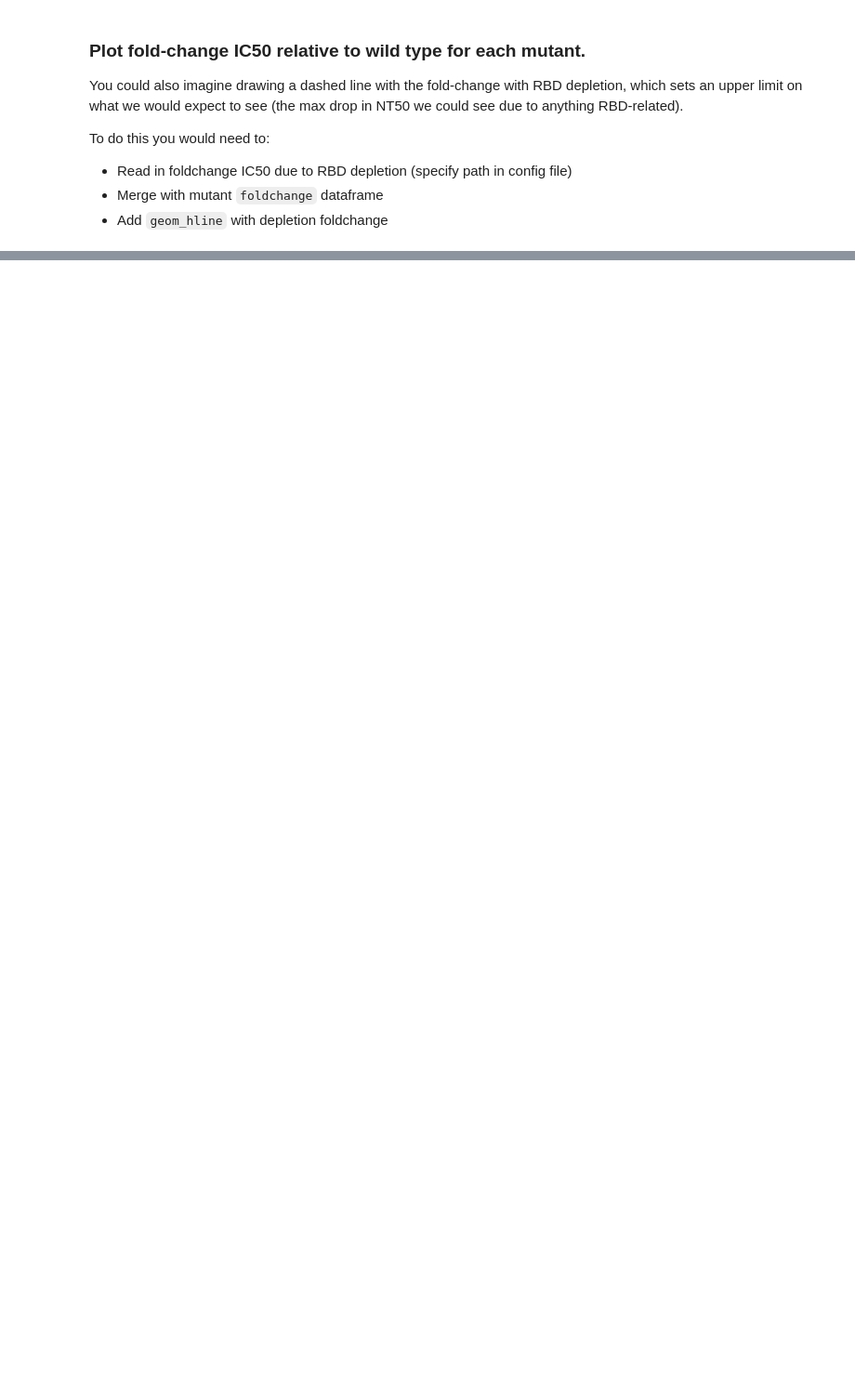
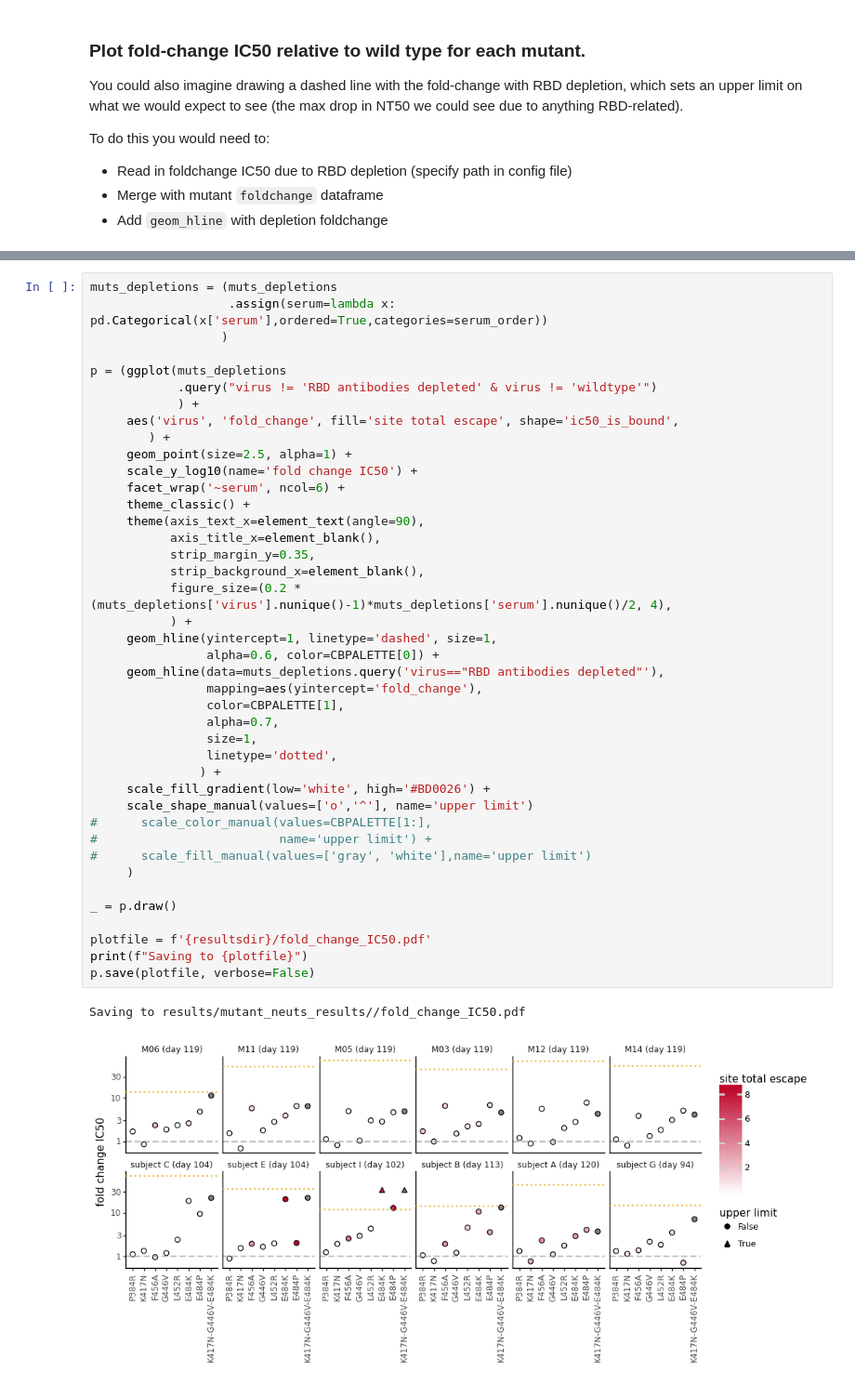
Before and after one commit to jbloomlab/SARS-CoV-2-RBD_MAP_Moderna, a Jupyter notebook: experimental_data/mutant_neuts.ipynb, the cells around one changed output, grey strips where cells are left out. Shown at 93% size. Cells and saved outputs as stored; diff of their text form; blank space fills up the shorter version.

```diff
--- a/experimental_data/mutant_neuts.ipynb
+++ b/experimental_data/mutant_neuts.ipynb
@@ -299,3 +357,47 @@ To do this you would need to:
+# %%
+muts_depletions = (muts_depletions
+                   .assign(serum=lambda x: pd.Categorical(x['serum'],ordered=True,categories=serum_order))
+                  )
+
+p = (ggplot(muts_depletions
+            .query("virus != 'RBD antibodies depleted' & virus != 'wildtype'")
+            ) +
+     aes('virus', 'fold_change', fill='site total escape', shape='ic50_is_bound',
+        ) +
+     geom_point(size=2.5, alpha=1) +
+     scale_y_log10(name='fold change IC50') +
+     facet_wrap('~serum', ncol=6) +
+     theme_classic() +
+     theme(axis_text_x=element_text(angle=90),
+           axis_title_x=element_blank(),
+           strip_margin_y=0.35,
+           strip_background_x=element_blank(),
+           figure_size=(0.2 * (muts_depletions['virus'].nunique()-1)*muts_depletions['serum'].nunique()/2, 4),
+           ) +
+     geom_hline(yintercept=1, linetype='dashed', size=1,
+                alpha=0.6, color=CBPALETTE[0]) +
+     geom_hline(data=muts_depletions.query('virus=="RBD antibodies depleted"'),
+                mapping=aes(yintercept='fold_change'),
+                color=CBPALETTE[1],
+                alpha=0.7,
+                size=1,
+                linetype='dotted',
+               ) +
+     scale_fill_gradient(low='white', high='#BD0026') +
+     scale_shape_manual(values=['o','^'], name='upper limit')
+#      scale_color_manual(values=CBPALETTE[1:],
+#                         name='upper limit') +
+#      scale_fill_manual(values=['gray', 'white'],name='upper limit')
+     )
+
+_ = p.draw()
+
+plotfile = f'{resultsdir}/fold_change_IC50.pdf'
+print(f"Saving to {plotfile}")
+p.save(plotfile, verbose=False)
+# %% [output]
+Saving to results/mutant_neuts_results//fold_change_IC50.pdf
+[figure, added]
 # %%
 p = (ggplot(muts_depletions
             .query("virus != 'RBD antibodies depleted' & virus != 'wildtype'")
```
Also changed, not shown: parts of 24 cells of this notebook, 16 other files.
